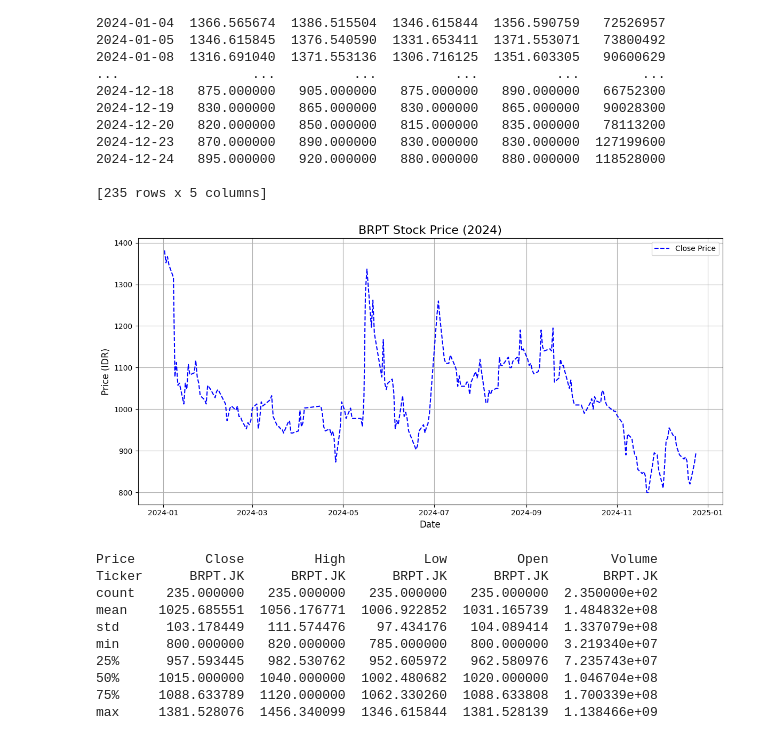
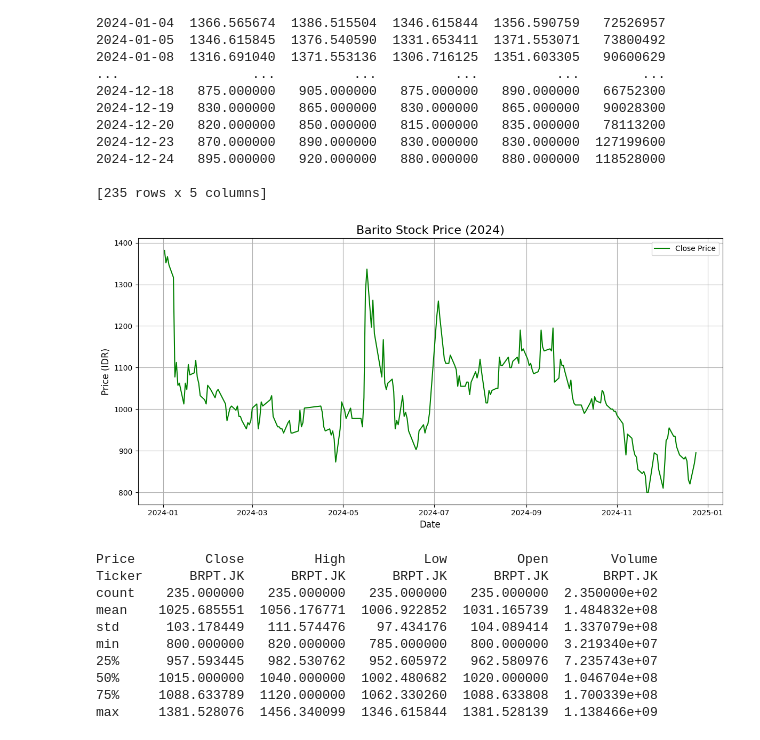
Before and after one commit to agungibr/random-walk-stock-market, a Jupyter notebook: random_walk.ipynb, the cells around one changed output. Cells and saved outputs as stored; diff of their text form; code cells hidden in the pictures.

```diff
--- a/random_walk.ipynb
+++ b/random_walk.ipynb
@@ -290,20 +340,16 @@ Date
 [235 rows x 5 columns]
 # %%
 plt.figure(figsize=(12, 6))
-plt.plot(barito.index, barito["Close"], label="Close Price", linestyle="--", color="blue")
-#plt.plot(barito.index, barito["High"], label="High Price", linestyle="--", color="green")
-#plt.plot(barito.index, barito["Low"], label="Low Price", linestyle=":", color="red")
-#plt.plot(barito.index, barito["Open"], label="Open Price", linestyle="-.", color="orange")
-
-plt.title("BRPT Stock Price (2024)", fontsize=16)
+plt.plot(barito.index, barito["Close"], label="Close Price", linestyle="-", color="green")
+plt.title("Barito Stock Price (2024)", fontsize=16)
 plt.xlabel("Date", fontsize=12)
 plt.ylabel("Price (IDR)", fontsize=12)
 plt.legend()
 plt.grid()
 plt.tight_layout()
 plt.show()
 # %% [output]
-[figure, old version]
+[figure, new version]
 # %%
 print(barito.describe())
 # %% [output]
```
Also changed, not shown: parts of 47 cells of this notebook.
